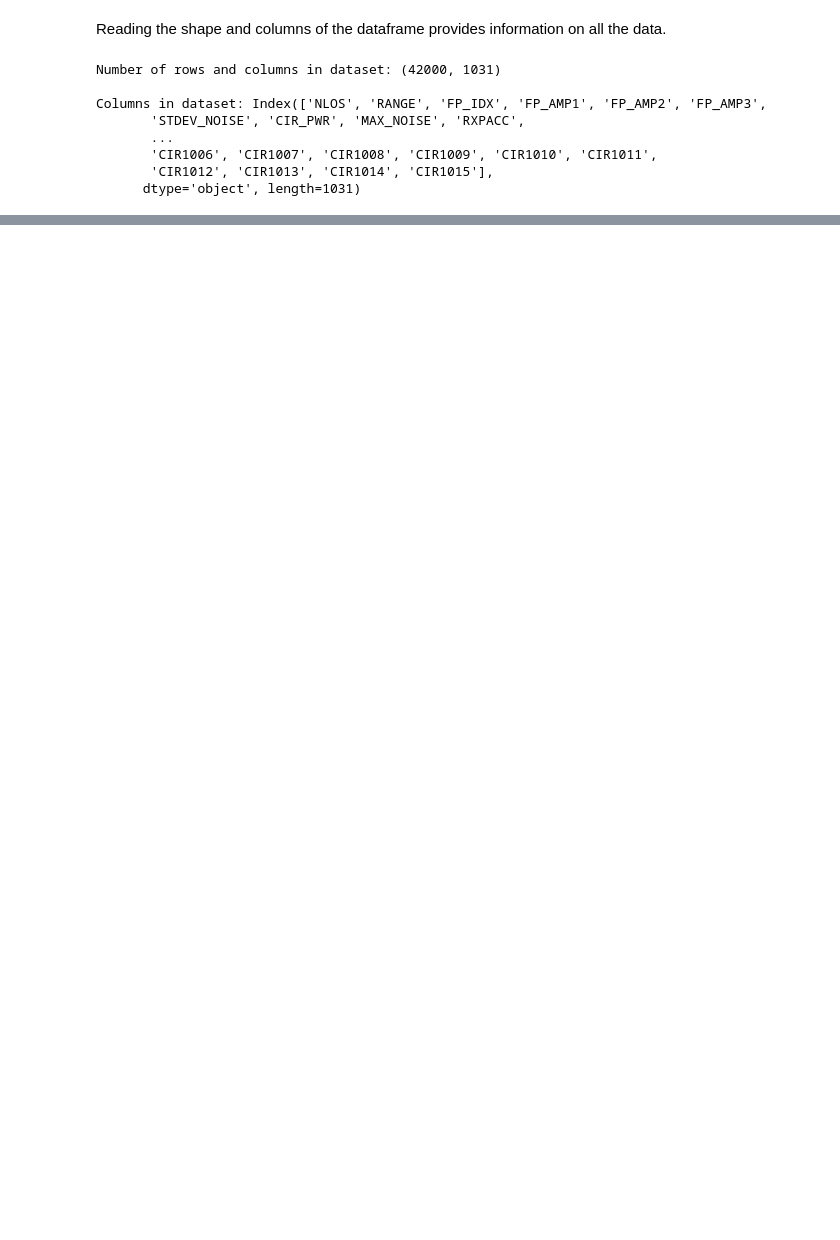
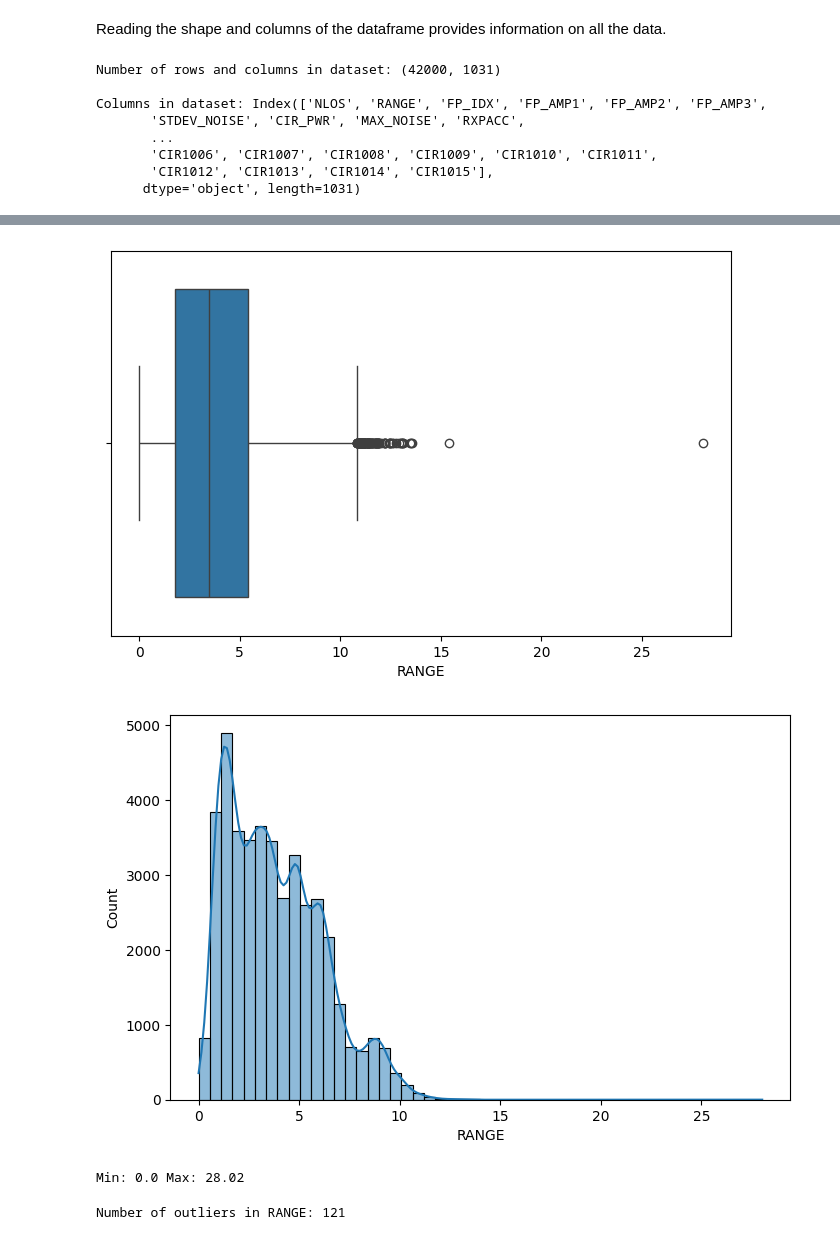
Before and after one commit to janaveniice/UoG-DA_Group17, a Jupyter notebook: distance-estimator-model/model.ipynb, the cells around one changed output, grey strips where cells are left out. Saved outputs shown, nothing was run; the diff lists cells and outputs as text; code cells hidden in the pictures; blank space fills up the shorter version.

```diff
--- a/distance-estimator-model/model.ipynb
+++ b/distance-estimator-model/model.ipynb
@@ -62,0 +73,35 @@ We used boxplot to visualize the distribution of data on the selected features a
+# %%
+# Boxplot for RANGE
+plt.figure(figsize=(8,5))
+sns.boxplot(x=df_cleaned["RANGE"])
+plt.show()
+
+# Histogram to check distribution
+plt.figure(figsize=(8,5))
+sns.histplot(df_cleaned["RANGE"], bins=50, kde=True)
+plt.show()
+
+# Check min and max values of RANGE
+print("Min:", df_cleaned["RANGE"].min(), "Max:", df_cleaned["RANGE"].max())
+# %% [output]
+[figure, added]
+[figure, added]
+Min: 0.0 Max: 28.02
+# %%
+Q1 = df_cleaned["RANGE"].quantile(0.25)
+Q3 = df_cleaned["RANGE"].quantile(0.75)
+
+# Compute IQR
+IQR = Q3 - Q1
+
+# Define outlier bounds
+lower_bound = Q1 - 1.5 * IQR
+upper_bound = Q3 + 1.5 * IQR
+
+# Count outliers
+outliers = df_cleaned[(df_cleaned["RANGE"] < lower_bound) | (df_cleaned["RANGE"] > upper_bound)]
+num_outliers = outliers.shape[0]
+
+print("Number of outliers in RANGE:", num_outliers)
+# %% [output]
+Number of outliers in RANGE: 121
```
Also changed, not shown: parts of 34 cells of this notebook.
